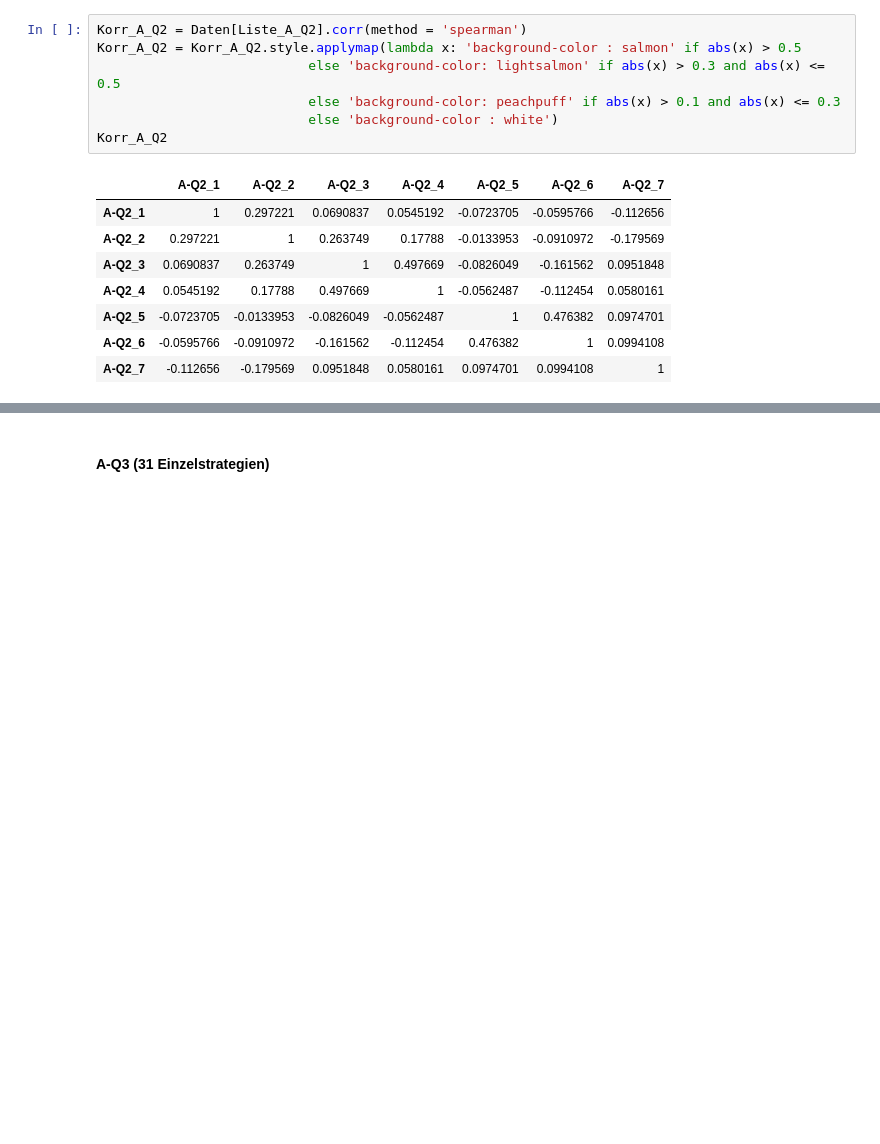
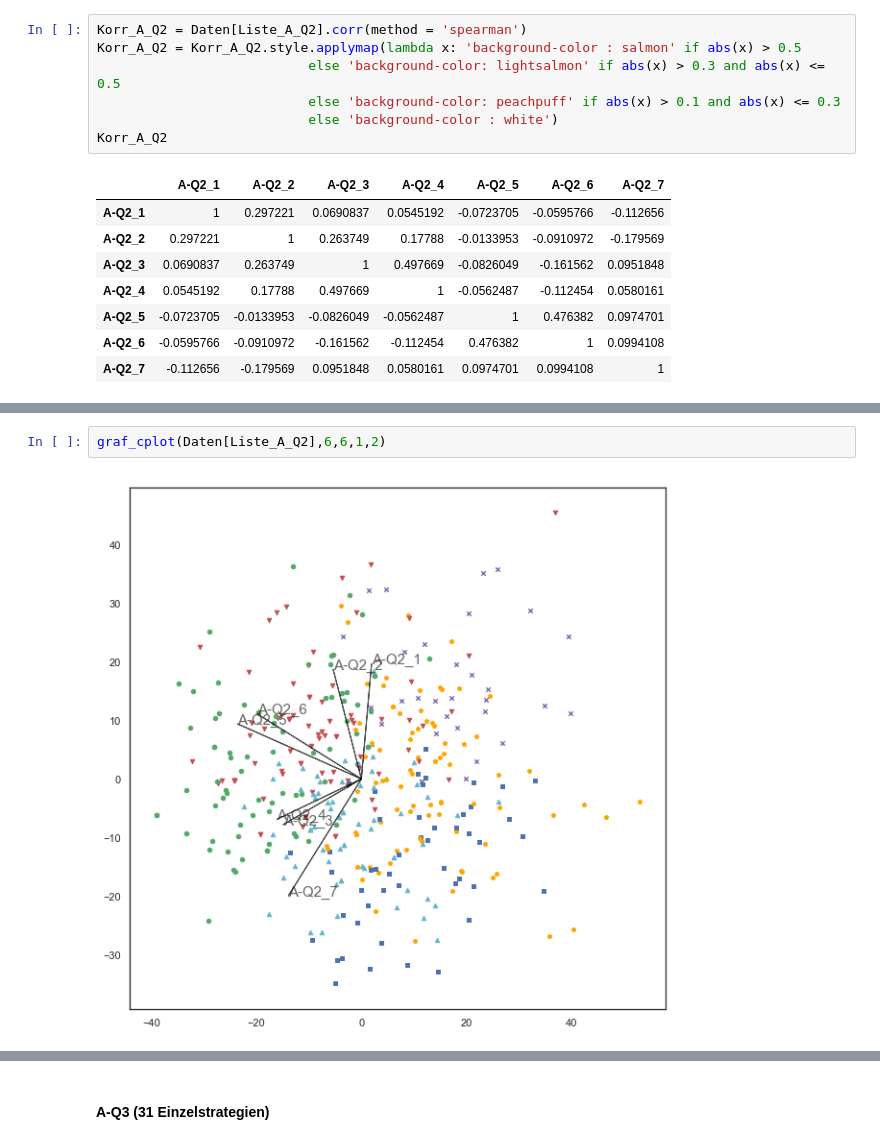
Before and after one commit to martinakienberger/Dissertation_LIS, a Jupyter notebook: Datenanalyse_Hauptstudie.ipynb, the cells around one changed output, grey strips where cells are left out. Drawn from its saved outputs; the diff is of its cells as text; blank space fills up the shorter version.

```diff
--- a/Datenanalyse_Hauptstudie.ipynb
+++ b/Datenanalyse_Hauptstudie.ipynb
@@ -232,0 +328,4 @@ Korr_A_Q2
+# %%
+graf_cplot(Daten[Liste_A_Q2],6,6,1,2)
+# %% [output]
+[figure, added]
```
Also changed, not shown: parts of 98 cells of this notebook, 12 other files.
